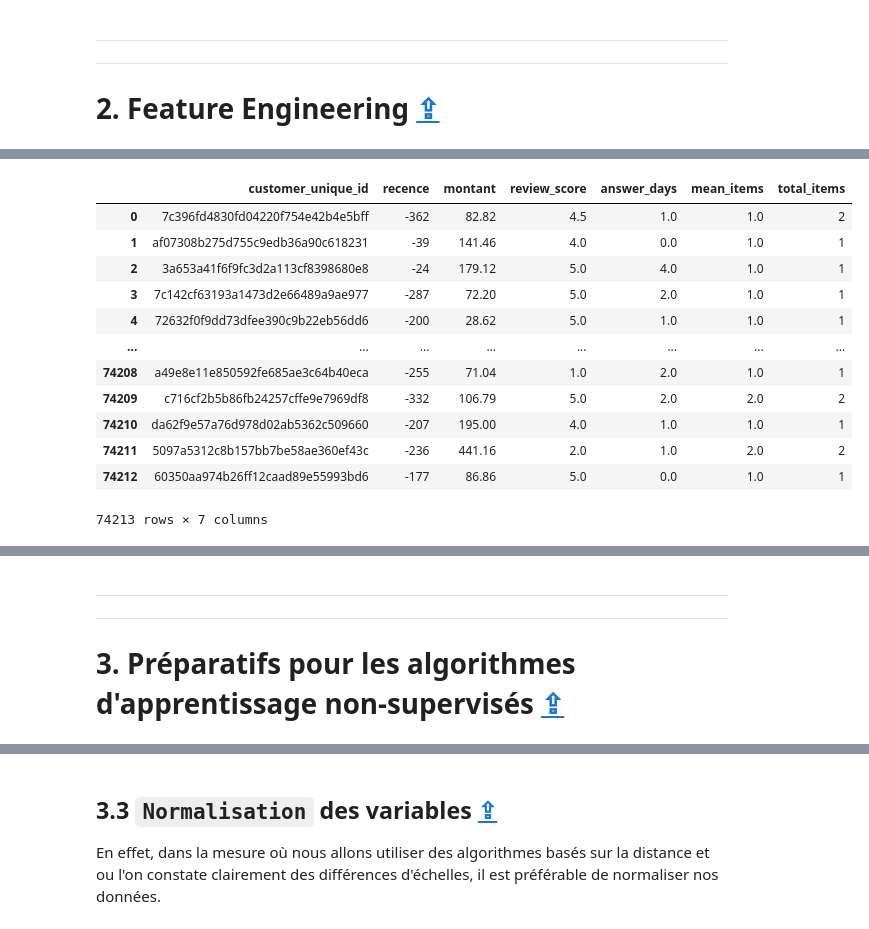
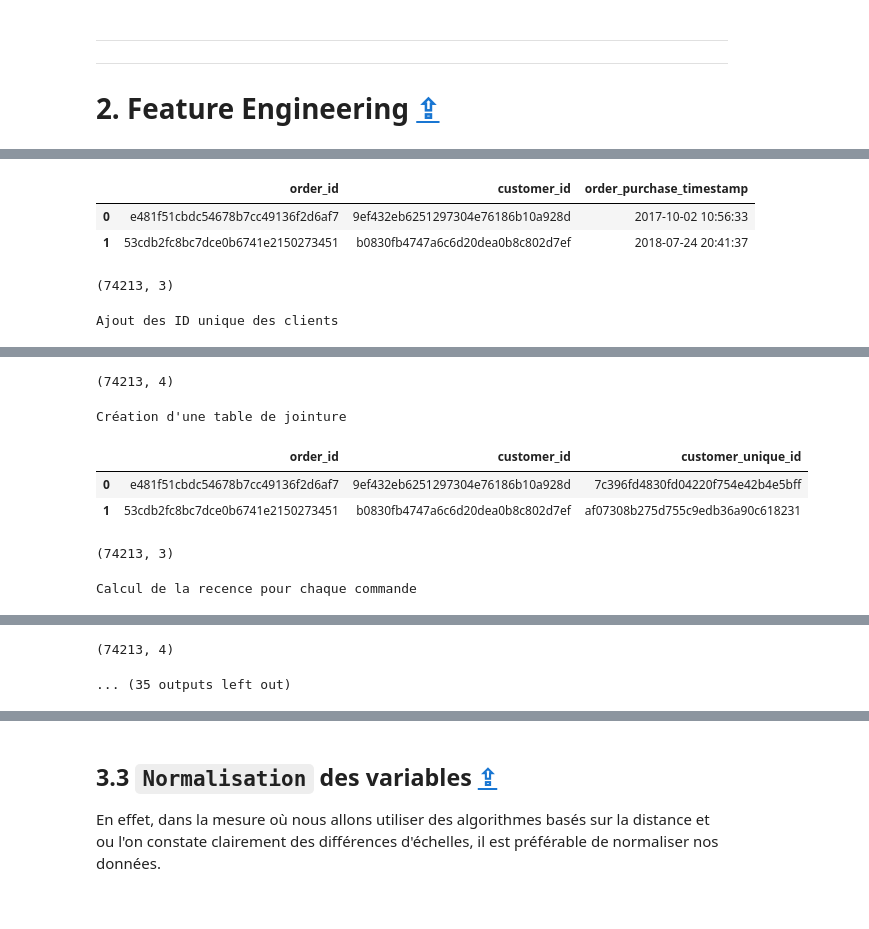
Before and after one commit to Valkea/OC_AI_05, a Jupyter notebook: 03_DataDrift.ipynb, the cells around one changed output, grey strips where cells are left out. Cells and saved outputs as stored; diff of their text form; code cells hidden in the pictures.

```diff
--- a/03_DataDrift.ipynb
+++ b/03_DataDrift.ipynb
@@ -222,8 +222,31 @@ def prepare_data(since, until, verbose=0):
         display(data_clustering.head(2))
         display(data_clustering.shape)
 
+    # Remove ID
+    if (verbose > 0):
+        print("\nSuppression de la colonne avec les identifiants utilisateurs")
+
+    data_clustering = data_clustering[[*data_clustering.select_dtypes(include='number')]].copy()
+
+    if (verbose > 1):
+        display(data_clustering.head(2))
+        display(data_clustering.shape)
+
+    # Remove NaN
+    if (verbose > 0):
+        print("\nSuppression des valeurs nulles")
+
+    data_clustering.dropna(inplace=True)
+
+    if (verbose > 1):
+        display(data_clustering.head(2))
+        display(data_clustering.shape)
+
+    # Remove Outliers
+    # Finally not applied
+
     return data_clustering
 # %%
-B0 = prepare_data('2017-09-01 00:00:00', '2018-09-01 00:00:00', verbose=0)
+B0 = prepare_data('2017-09-01 00:00:00', '2018-09-01 00:00:00', verbose=2)
 B0
 # %% [output]
@@ -230,13 +254,5 @@ B0
-|  | customer_unique_id | recence | montant | review_score | answer_days | mean_items | total_items |
-| 0 | 7c396fd4830fd04220f754e42b4e5bff | -362 | 82.82 | 4.5 | 1.0 | 1.0 | 2 |
-| 1 | af07308b275d755c9edb36a90c618231 | -39 | 141.46 | 4.0 | 0.0 | 1.0 | 1 |
-| 2 | 3a653a41f6f9fc3d2a113cf8398680e8 | -24 | 179.12 | 5.0 | 4.0 | 1.0 | 1 |
-| 3 | 7c142cf63193a1473d2e66489a9ae977 | -287 | 72.20 | 5.0 | 2.0 | 1.0 | 1 |
-| 4 | 72632f0f9dd73dfee390c9b22eb56dd6 | -200 | 28.62 | 5.0 | 1.0 | 1.0 | 1 |
-| ... | ... | ... | ... | ... | ... | ... | ... |
-| 74208 | a49e8e11e850592fe685ae3c64b40eca | -255 | 71.04 | 1.0 | 2.0 | 1.0 | 1 |
-| 74209 | c716cf2b5b86fb24257cffe9e7969df8 | -332 | 106.79 | 5.0 | 2.0 | 2.0 | 2 |
-| 74210 | da62f9e57a76d978d02ab5362c509660 | -207 | 195.00 | 4.0 | 1.0 | 1.0 | 1 |
-| 74211 | 5097a5312c8b157bb7be58ae360ef43c | -236 | 441.16 | 2.0 | 1.0 | 2.0 | 2 |
-| 74212 | 60350aa974b26ff12caad89e55993bd6 | -177 | 86.86 | 5.0 | 0.0 | 1.0 | 1 |
+|  | order_id | customer_id | order_purchase_timestamp |
+| 0 | e481f51cbdc54678b7cc49136f2d6af7 | 9ef432eb6251297304e76186b10a928d | 2017-10-02 10:56:33 |
+| 1 | 53cdb2fc8bc7dce0b6741e2150273451 | b0830fb4747a6c6d20dea0b8c802d7ef | 2018-07-24 20:41:37 |
-74213 rows × 7 columns
+(74213, 3)
+Ajout des ID unique des clients
@@ -242,0 +262,7 @@ B0
+(74213, 4)
+Création d'une table de jointure
+|  | order_id | customer_id | customer_unique_id |
+| 0 | e481f51cbdc54678b7cc49136f2d6af7 | 9ef432eb6251297304e76186b10a928d | 7c396fd4830fd04220f754e42b4e5bff |
+| 1 | 53cdb2fc8bc7dce0b6741e2150273451 | b0830fb4747a6c6d20dea0b8c802d7ef | af07308b275d755c9edb36a90c618231 |
+(74213, 3)
+Calcul de la recence pour chaque commande
@@ -243,4 +272,2 @@ B0
+(74213, 4)
+... (35 outputs left out)
-# %% [markdown]
----
----
-# 3. Préparatifs pour les algorithmes d'apprentissage non-supervisés  <a class="anchor" id="setup"></a> [⇪](#menu)
```
Also changed, not shown: parts of 18 cells of this notebook.
